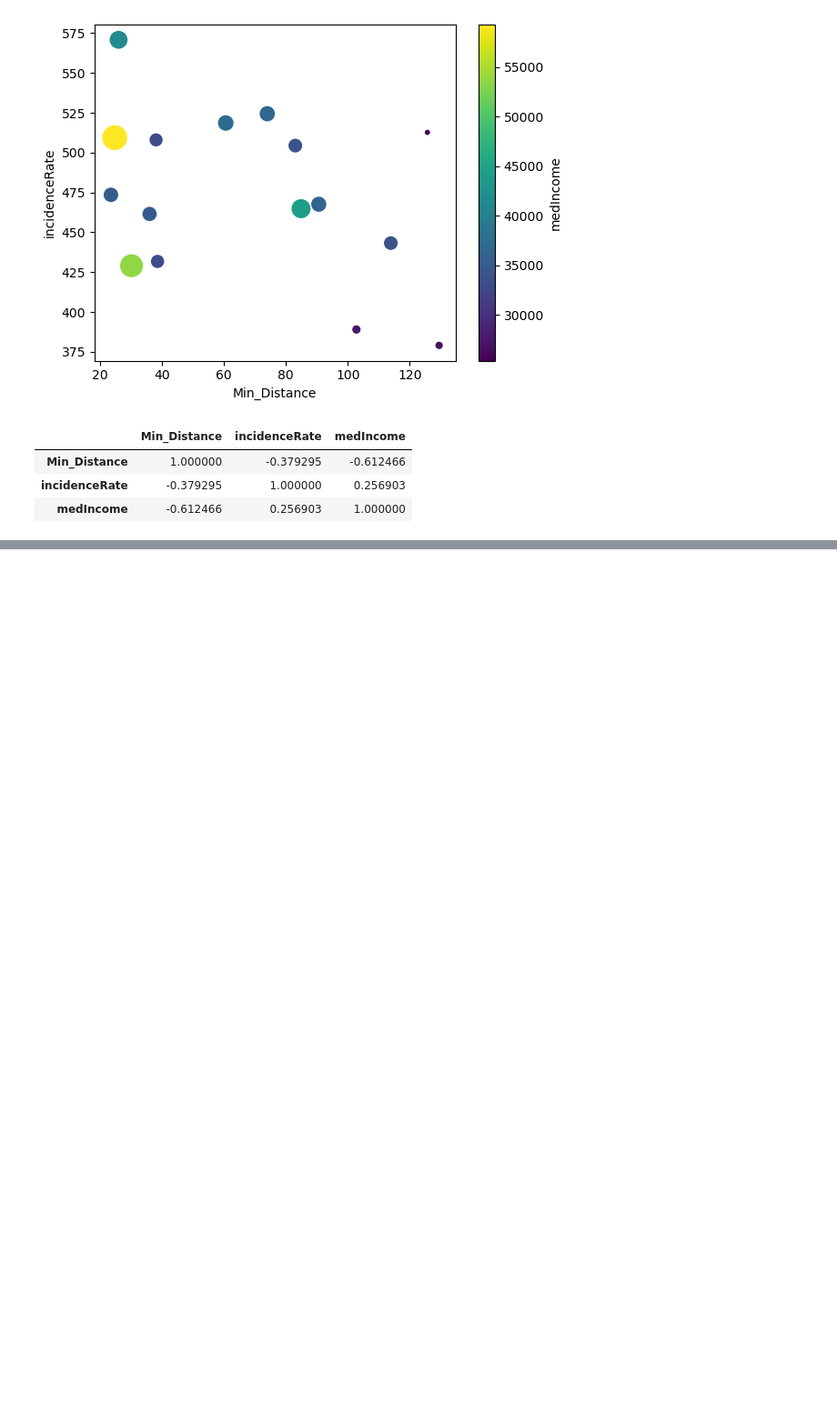
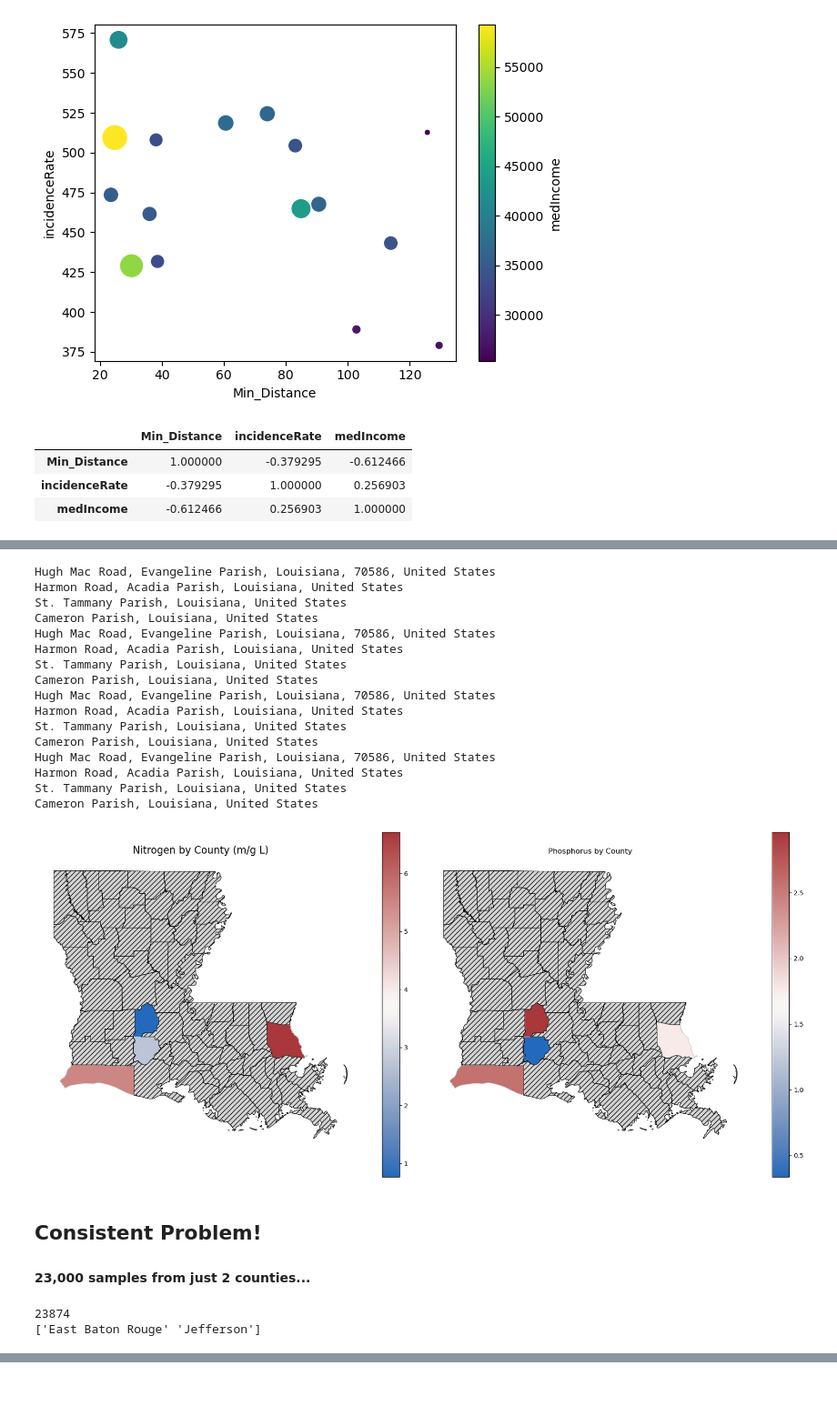
Before and after one commit to arturoAltamirano/arturoAltamirano, a Jupyter notebook: polutionLouisiana.ipynb, the cells around one changed output, grey strips where cells are left out. Shown at 91% size. Cells and saved outputs as stored; diff of their text form; code cells hidden in the pictures; blank space fills up the shorter version.

```diff
--- a/polutionLouisiana.ipynb
+++ b/polutionLouisiana.ipynb
@@ -386,0 +494,67 @@ under20[variables].corr()
+# %%
+def nitrogen_plotter(merged):
+    fig, (ax1, ax2) = plt.subplots(1, 2, figsize=(18, 8))
+
+    merged.plot(column='Nitrogen (mg/L)', cmap='vlag', linewidth=0.8, ax=ax1,
+            edgecolor='0.8', legend=True,
+            missing_kwds={
+                "color": "lightgrey",
+                "edgecolor": "black",
+                "hatch": "///",
+                "label": "No data"
+            })
+
+    ax1.set_title("Nitrogen by County (m/g L)", fontsize=16)
+
+    ax1.set_axis_off()
+
+    merged.plot(column='Phosphorus (mg/L)', cmap='vlag', linewidth=0.8, ax=ax2,
+            edgecolor='0.8', legend=True,
+            missing_kwds={
+                "color": "lightgrey",
+                "edgecolor": "black",
+                "hatch": "///",
+                "label": "No data"
+            })
+
+    ax2.set_title('Phosphorus by County')
+    ax2.axis('off')
+
+    plt.tight_layout()
+    plt.show()
+
+nitrogen_plotter(nitrogen_samples(df_nitrogen_samples, '22', 'LOUISIANA'))
+
+#la_nitrogen = nitrogen_samples(df_nitrogen_samples, '22', 'LOUISIANA')
+#print(la_nitrogen)
+# %% [output]
+Hugh Mac Road, Evangeline Parish, Louisiana, 70586, United States
+Harmon Road, Acadia Parish, Louisiana, United States
+St. Tammany Parish, Louisiana, United States
+Cameron Parish, Louisiana, United States
+Hugh Mac Road, Evangeline Parish, Louisiana, 70586, United States
+Harmon Road, Acadia Parish, Louisiana, United States
+St. Tammany Parish, Louisiana, United States
+Cameron Parish, Louisiana, United States
+Hugh Mac Road, Evangeline Parish, Louisiana, 70586, United States
+Harmon Road, Acadia Parish, Louisiana, United States
+St. Tammany Parish, Louisiana, United States
+Cameron Parish, Louisiana, United States
+Hugh Mac Road, Evangeline Parish, Louisiana, 70586, United States
+Harmon Road, Acadia Parish, Louisiana, United States
+St. Tammany Parish, Louisiana, United States
+Cameron Parish, Louisiana, United States
+[figure, added]
+# %% [markdown]
+## Consistent Problem!
+
+#### 23,000 samples from just 2 counties...
+# %%
+df_pollution = pd.read_csv(os.path.join(cwd, 'data', 'pollution_us_2000_2016.csv'), encoding='latin1')
+louisiana_pollution = df_pollution[df_pollution["State"] == 'Louisiana']
+
+print(len(louisiana_pollution['County']))
+print(louisiana_pollution['County'].unique())
+# %% [output]
+23874
+['East Baton Rouge' 'Jefferson']
```
Also changed, not shown: parts of 11 cells of this notebook, 6 other files.
